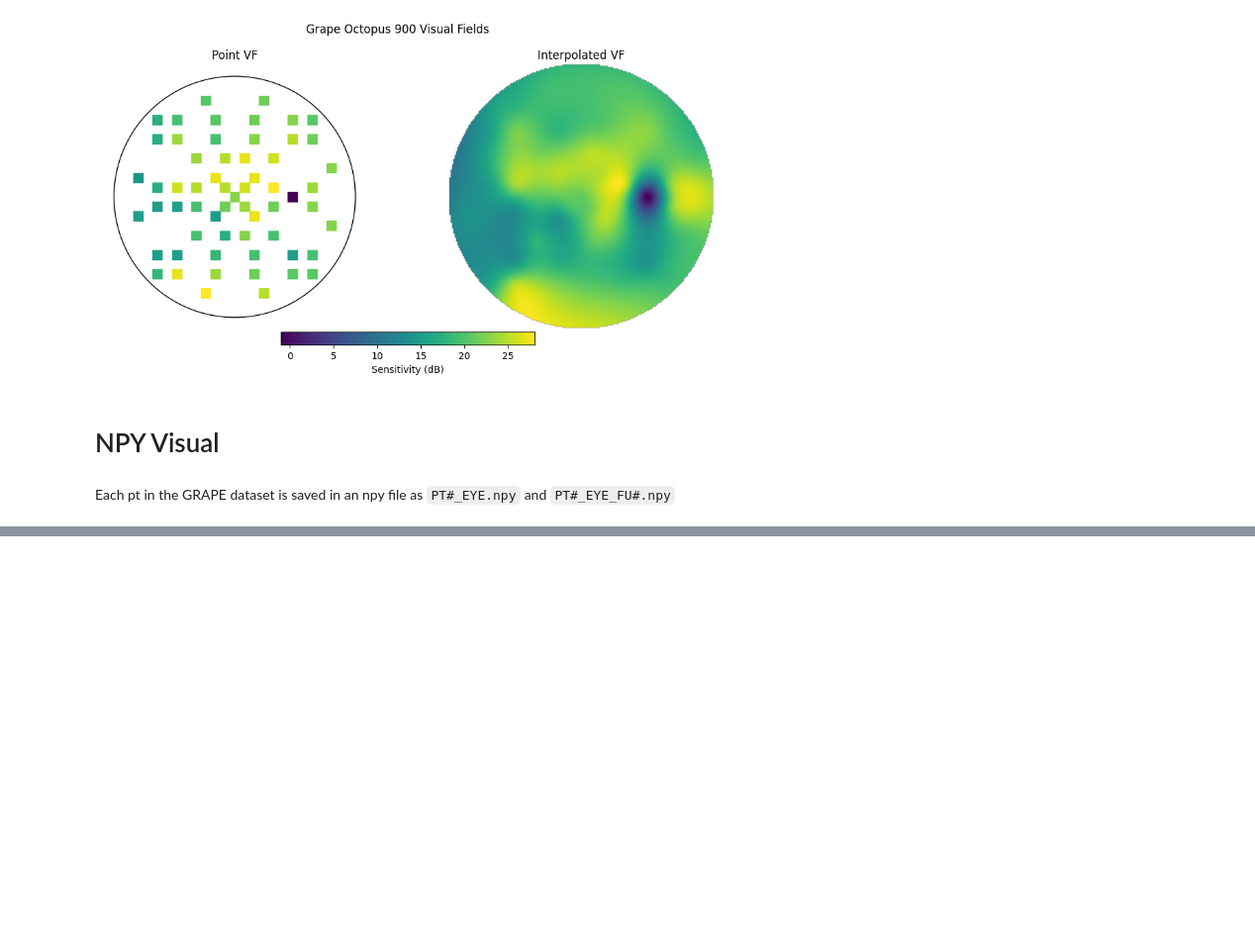
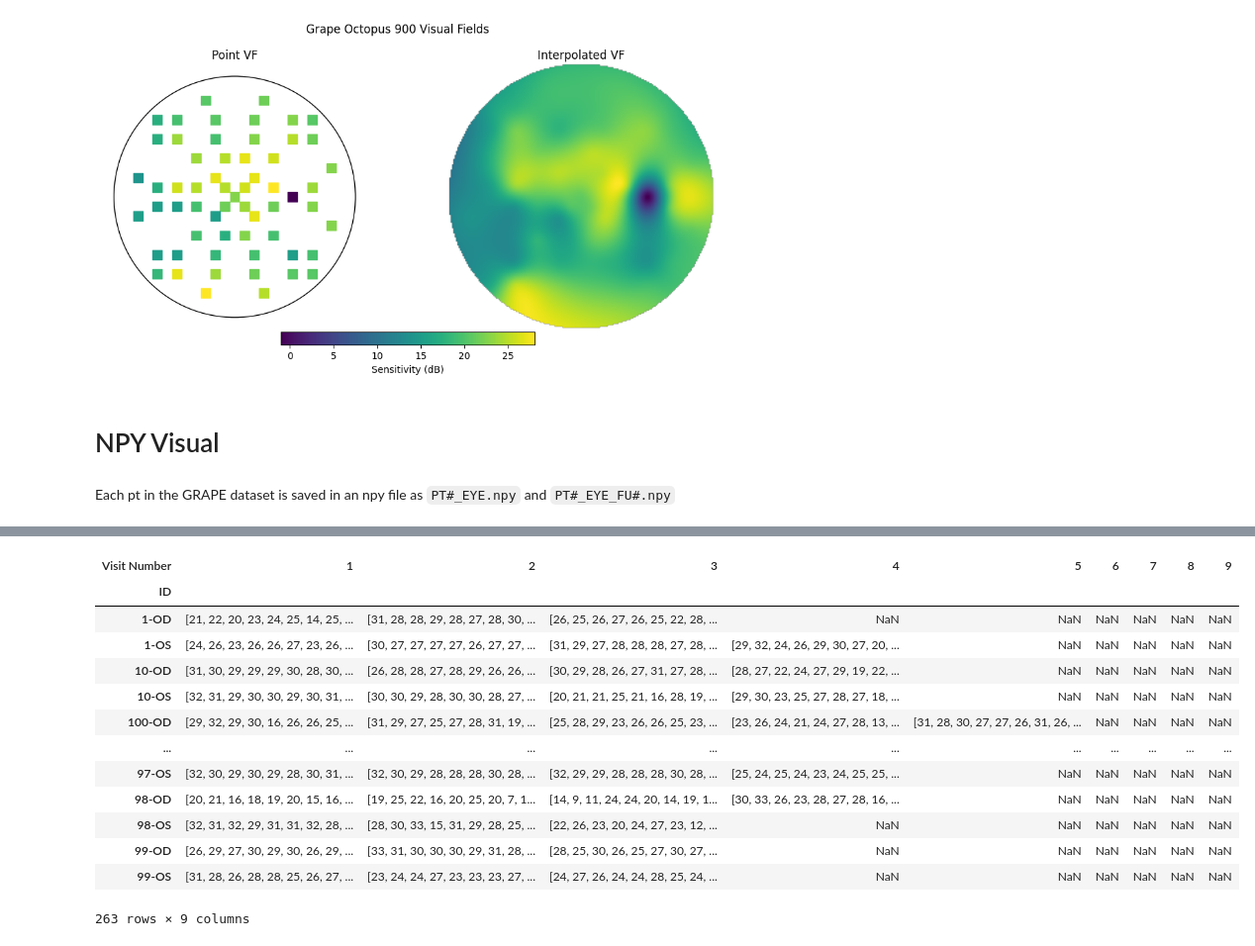
Before and after one commit to lilyhirano/Visual-Field-Analysis, a Jupyter notebook: grape_images.ipynb, the cells around one changed output, grey strips where cells are left out. Shown: that part at 99% size. Drawn from its saved outputs; the diff is of its cells as text; code cells hidden in the pictures; blank space fills up the shorter version.

```diff
--- a/grape_images.ipynb
+++ b/grape_images.ipynb
@@ -210,0 +211,18 @@ plt.show()
+# %%
+df = pd.read_pickle('GRAPE.pkl')
+df
+# %% [output]
+| Visit Number | 1 | 2 | 3 | 4 | 5 | 6 | 7 | 8 | 9 |
+| ID |  |  |  |  |  |  |  |  |  |
+| 1-OD | [21, 22, 20, 23, 24, 25, 14, 25, ... | [31, 28, 28, 29, 28, 27, 28, 30, ... | [26, 25, 26, 27, 26, 25, 22, 28, ... | NaN | NaN | NaN | NaN | NaN | NaN |
+| 1-OS | [24, 26, 23, 26, 26, 27, 23, 26, ... | [30, 27, 27, 27, 27, 26, 27, 27, ... | [31, 29, 27, 28, 28, 28, 27, 28, ... | [29, 32, 24, 26, 29, 30, 27, 20, ... | NaN | NaN | NaN | NaN | NaN |
+| 10-OD | [31, 30, 29, 29, 29, 30, 28, 30, ... | [26, 28, 28, 27, 28, 29, 26, 26, ... | [30, 29, 28, 26, 27, 31, 27, 28, ... | [28, 27, 22, 24, 27, 29, 19, 22, ... | NaN | NaN | NaN | NaN | NaN |
+| 10-OS | [32, 31, 29, 30, 30, 29, 30, 31, ... | [30, 30, 29, 28, 30, 30, 28, 27, ... | [20, 21, 21, 25, 21, 16, 28, 19, ... | [29, 30, 23, 25, 27, 28, 27, 18, ... | NaN | NaN | NaN | NaN | NaN |
+| 100-OD | [29, 32, 29, 30, 16, 26, 26, 25, ... | [31, 29, 27, 25, 27, 28, 31, 19, ... | [25, 28, 29, 23, 26, 26, 25, 23, ... | [23, 26, 24, 21, 24, 27, 28, 13, ... | [31, 28, 30, 27, 27, 26, 31, 26, ... | NaN | NaN | NaN | NaN |
+| ... | ... | ... | ... | ... | ... | ... | ... | ... | ... |
+| 97-OS | [32, 30, 29, 30, 29, 28, 30, 31, ... | [32, 30, 29, 28, 28, 28, 30, 28, ... | [32, 29, 29, 28, 28, 28, 30, 28, ... | [25, 24, 25, 24, 23, 24, 25, 25, ... | NaN | NaN | NaN | NaN | NaN |
+| 98-OD | [20, 21, 16, 18, 19, 20, 15, 16, ... | [19, 25, 22, 16, 20, 25, 20, 7, 1... | [14, 9, 11, 24, 24, 20, 14, 19, 1... | [30, 33, 26, 23, 28, 27, 28, 16, ... | NaN | NaN | NaN | NaN | NaN |
+| 98-OS | [32, 31, 32, 29, 31, 31, 32, 28, ... | [28, 30, 33, 15, 31, 29, 28, 25, ... | [22, 26, 23, 20, 24, 27, 23, 12, ... | NaN | NaN | NaN | NaN | NaN | NaN |
+| 99-OD | [26, 29, 27, 30, 29, 30, 26, 29, ... | [33, 31, 30, 30, 30, 29, 31, 28, ... | [28, 25, 30, 26, 25, 27, 30, 27, ... | NaN | NaN | NaN | NaN | NaN | NaN |
+| 99-OS | [31, 28, 26, 28, 28, 25, 26, 27, ... | [23, 24, 24, 27, 23, 23, 23, 27, ... | [24, 27, 26, 24, 24, 28, 25, 24, ... | NaN | NaN | NaN | NaN | NaN | NaN |
+263 rows × 9 columns
```
Also changed, not shown: parts of 2 cells of this notebook, 10 other files.
